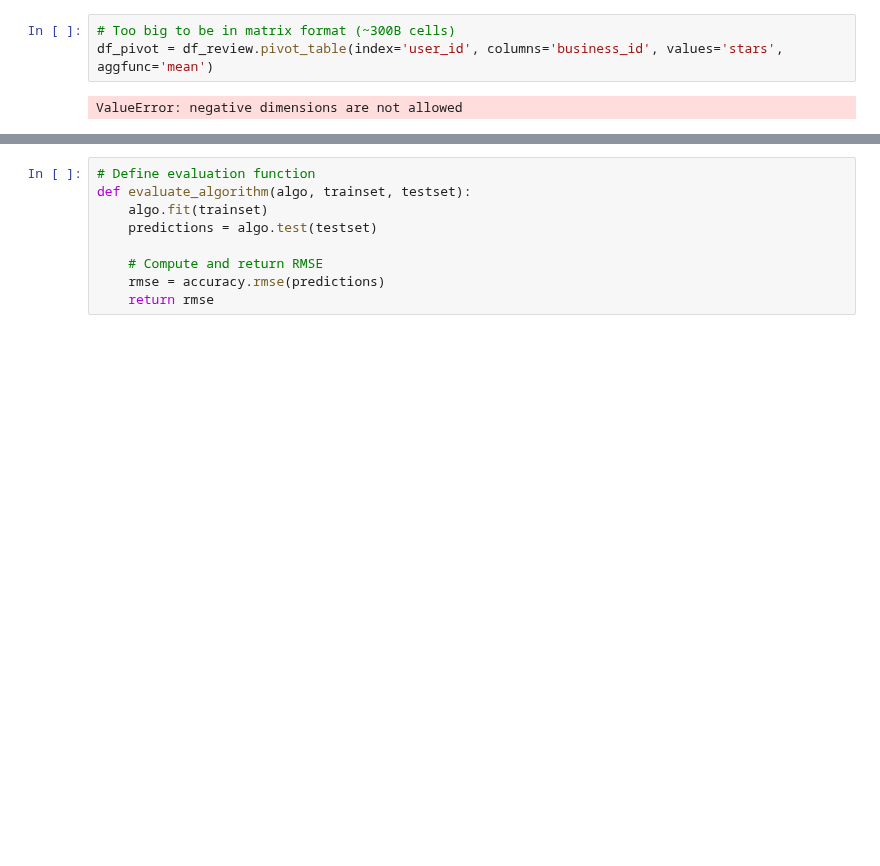
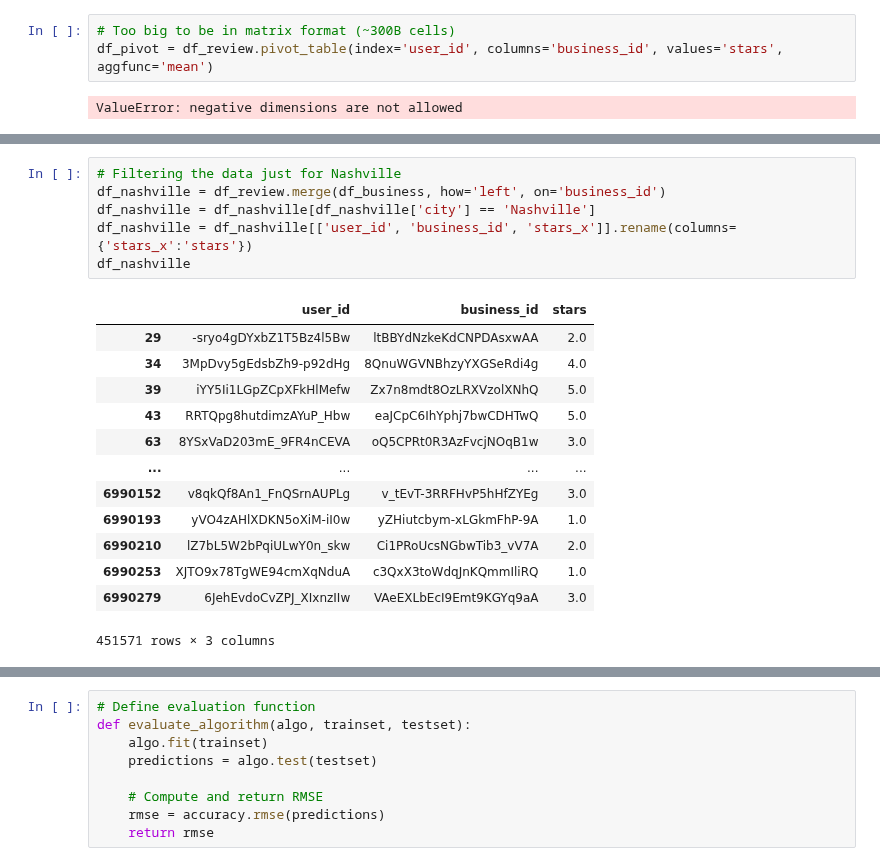
Before and after one commit to larasneves/ComplexDataAnalysis, a Jupyter notebook: baseline.ipynb, the cells around one changed output, grey strips where cells are left out. Saved outputs shown, nothing was run; the diff lists cells and outputs as text; blank space fills up the shorter version.

```diff
--- a/baseline.ipynb
+++ b/baseline.ipynb
@@ -70,0 +68,20 @@ df_limited
+# %%
+# Filtering the data just for Nashville
+df_nashville = df_review.merge(df_business, how='left', on='business_id')
+df_nashville = df_nashville[df_nashville['city'] == 'Nashville']
+df_nashville = df_nashville[['user_id', 'business_id', 'stars_x']].rename(columns={'stars_x':'stars'})
+df_nashville
+# %% [output]
+|  | user_id | business_id | stars |
+| 29 | -sryo4gDYxbZ1T5Bz4l5Bw | ltBBYdNzkeKdCNPDAsxwAA | 2.0 |
+| 34 | 3MpDvy5gEdsbZh9-p92dHg | 8QnuWGVNBhzyYXGSeRdi4g | 4.0 |
+| 39 | iYY5Ii1LGpZCpXFkHlMefw | Zx7n8mdt8OzLRXVzolXNhQ | 5.0 |
+| 43 | RRTQpg8hutdimzAYuP_Hbw | eaJCpC6IhYphj7bwCDHTwQ | 5.0 |
+| 63 | 8YSxVaD203mE_9FR4nCEVA | oQ5CPRt0R3AzFvcjNOqB1w | 3.0 |
+| ... | ... | ... | ... |
+| 6990152 | v8qkQf8An1_FnQSrnAUPLg | v_tEvT-3RRFHvP5hHfZYEg | 3.0 |
+| 6990193 | yVO4zAHlXDKN5oXiM-iI0w | yZHiutcbym-xLGkmFhP-9A | 1.0 |
+| 6990210 | lZ7bL5W2bPqiULwY0n_skw | Ci1PRoUcsNGbwTib3_vV7A | 2.0 |
+| 6990253 | XJTO9x78TgWE94cmXqNduA | c3QxX3toWdqJnKQmmIliRQ | 1.0 |
+| 6990279 | 6JehEvdoCvZPJ_XIxnzIIw | VAeEXLbEcI9Emt9KGYq9aA | 3.0 |
+451571 rows × 3 columns
```
Also changed, not shown: parts of 11 cells of this notebook.
